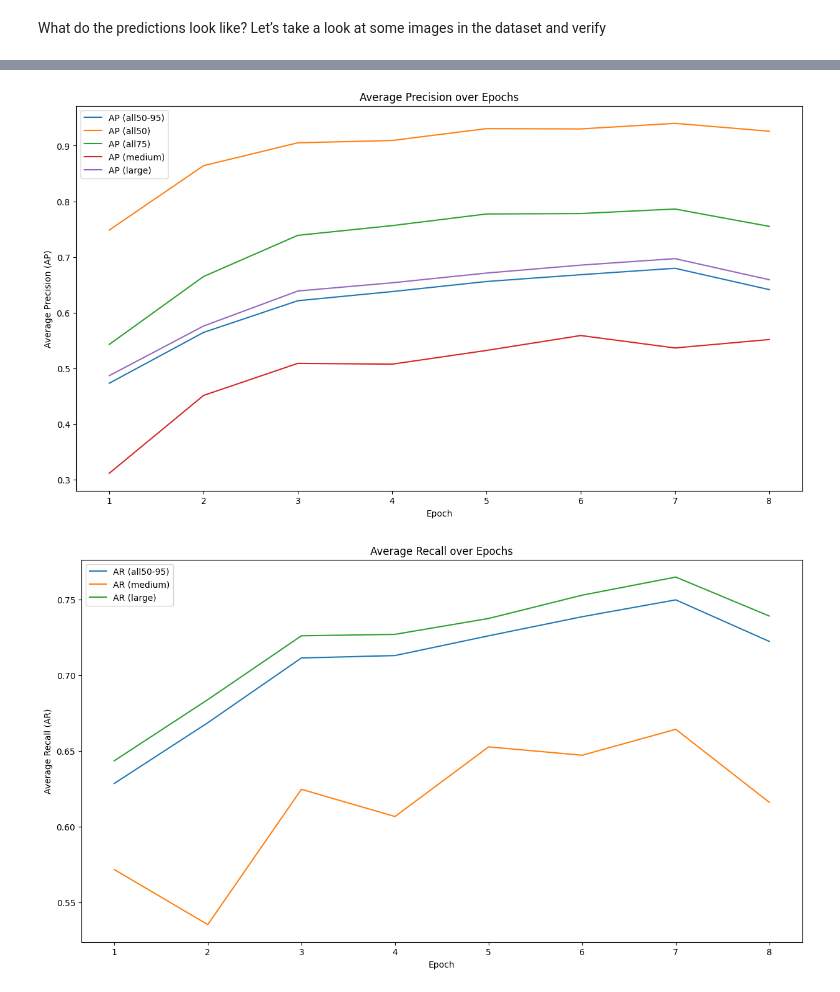
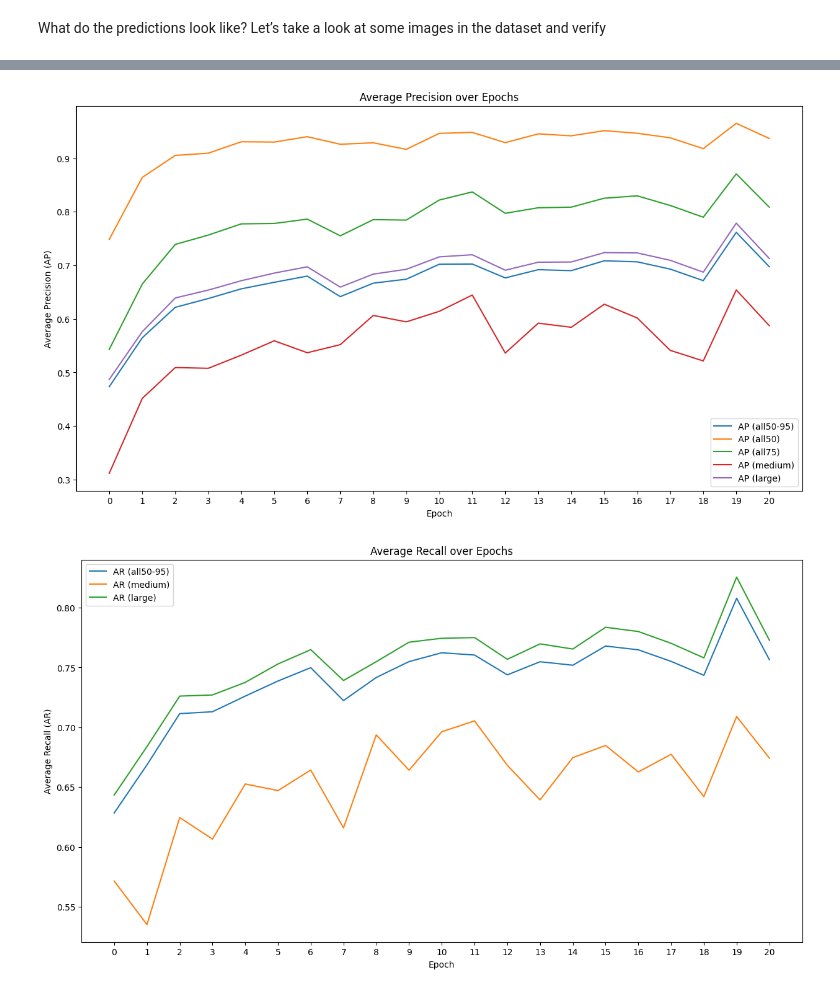
Before and after one commit to lowlypalace/comp-vision, a Jupyter notebook: stream-1/visualize_data.ipynb, the cells around one changed output, grey strips where cells are left out. Saved outputs shown, nothing was run; the diff lists cells and outputs as text; code cells hidden in the pictures.

Commit message:
ADD visualization 20 epochs (end)

```diff
--- a/stream-1/visualize_data.ipynb
+++ b/stream-1/visualize_data.ipynb
@@ -590,29 +590,29 @@ ar_values
 # %%
 import matplotlib.pyplot as plt
 
 # Plotting Average Precision values
 plt.figure(figsize=(15, 8))
 for area, values in ap_values.items():
-    plt.plot(range(1, 9), values, label=f"AP ({area})")
+    plt.plot(range(0, 21), values, label=f"AP ({area})")
 
-plt.xticks(range(1, 9))
+plt.xticks(range(0, 21))
 plt.xlabel("Epoch")
 plt.ylabel("Average Precision (AP)")
 plt.title("Average Precision over Epochs")
 plt.legend()
 plt.show()
 
 # Plotting Average Recall values
 plt.figure(figsize=(15, 8))
 for area, values in ar_values.items():
-    plt.plot(range(1, 9), values, label=f"AR ({area})")
+    plt.plot(range(0, 21), values, label=f"AR ({area})")
 
-plt.xticks(range(1, 9))
+plt.xticks(range(0, 21))
 plt.xlabel("Epoch")
 plt.ylabel("Average Recall (AR)")
 plt.title("Average Recall over Epochs")
 plt.legend()
 plt.show()
 # %% [output]
-[figure, old version]
+[figure, new version]
-[figure, old version]
+[figure, new version]
```
